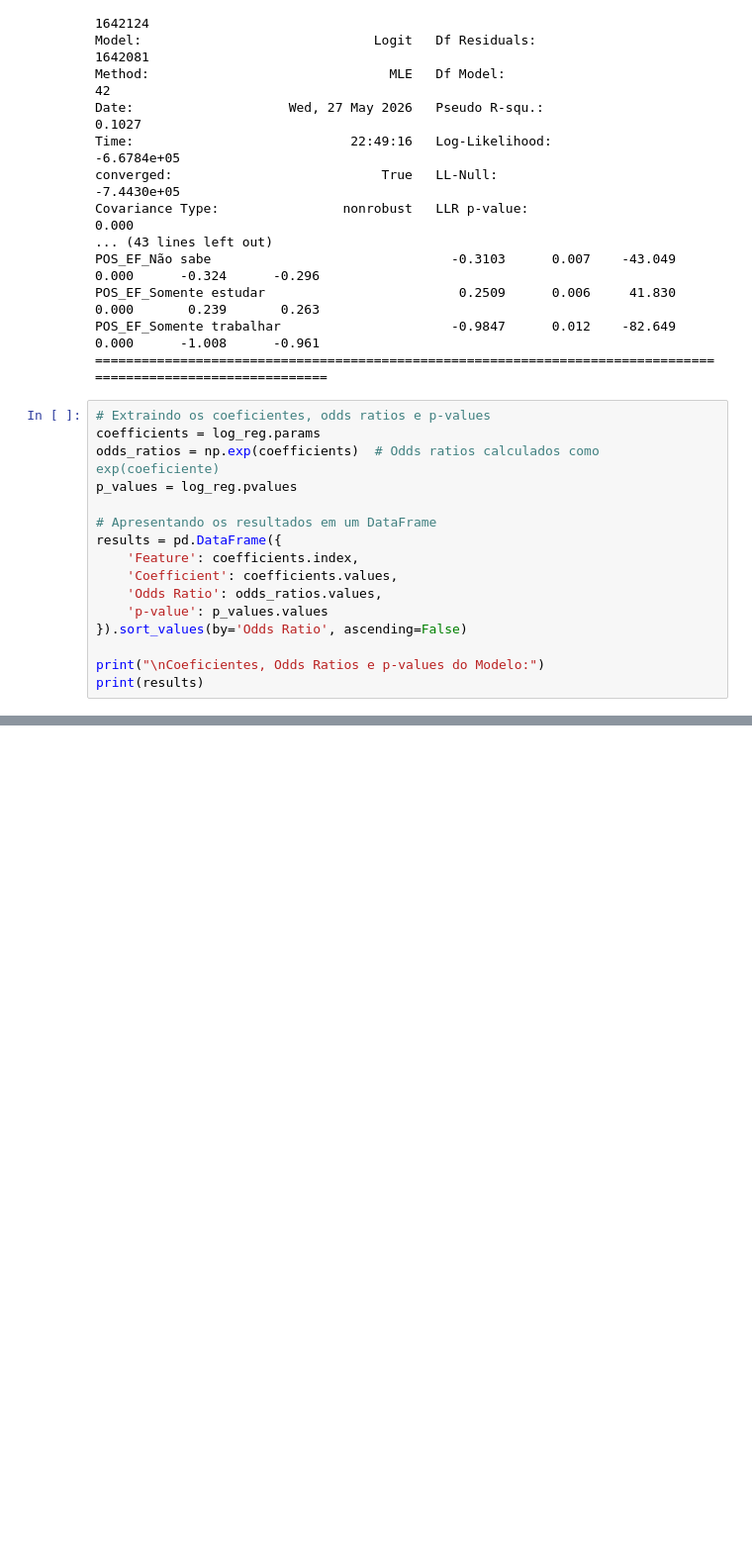
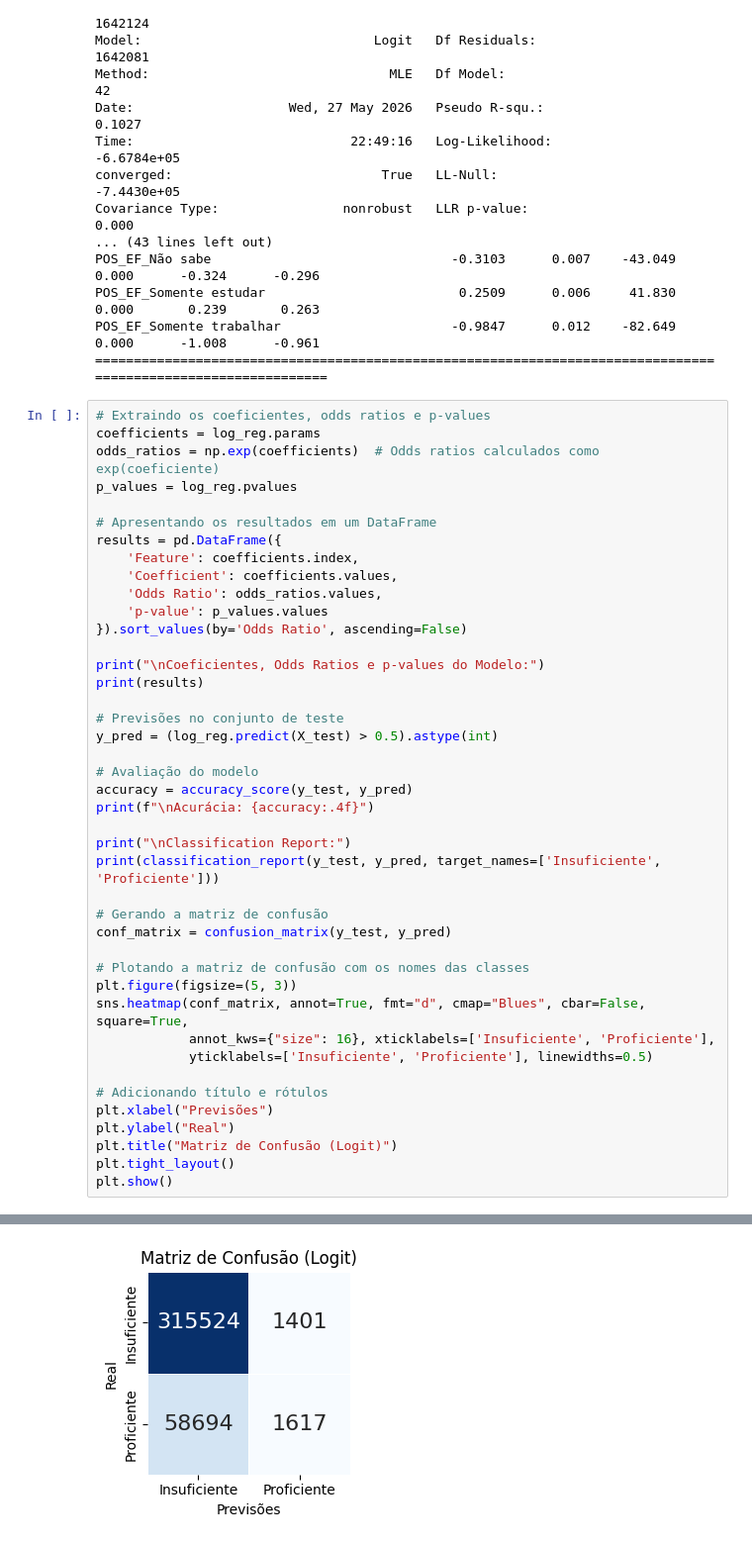
Before and after one commit to emilly788/TCC, a Jupyter notebook: 3. Seleção de Características.ipynb, the cells around one changed output, grey strips where cells are left out. Shown at 99% size. Saved outputs shown, nothing was run; the diff lists cells and outputs as text; blank space fills up the shorter version.

```diff
--- a/3. Seleção de Características.ipynb
+++ b/3. Seleção de Características.ipynb
@@ -495,6 +549,32 @@ results = pd.DataFrame({
 
 print("\nCoeficientes, Odds Ratios e p-values do Modelo:")
 print(results)
+
+# Previsões no conjunto de teste
+y_pred = (log_reg.predict(X_test) > 0.5).astype(int)
+
+# Avaliação do modelo
+accuracy = accuracy_score(y_test, y_pred)
+print(f"\nAcurácia: {accuracy:.4f}")
+
+print("\nClassification Report:")
+print(classification_report(y_test, y_pred, target_names=['Insuficiente', 'Proficiente']))
+
+# Gerando a matriz de confusão
+conf_matrix = confusion_matrix(y_test, y_pred)
+
+# Plotando a matriz de confusão com os nomes das classes
+plt.figure(figsize=(5, 3))
+sns.heatmap(conf_matrix, annot=True, fmt="d", cmap="Blues", cbar=False, square=True,
+            annot_kws={"size": 16}, xticklabels=['Insuficiente', 'Proficiente'],
+            yticklabels=['Insuficiente', 'Proficiente'], linewidths=0.5)
+
+# Adicionando título e rótulos
+plt.xlabel("Previsões")
+plt.ylabel("Real")
+plt.title("Matriz de Confusão (Logit)")
+plt.tight_layout()
+plt.show()
 # %% [output]
 Coeficientes, Odds Ratios e p-values do Modelo:
                                        Feature  Coefficient  Odds Ratio  \
@@ -515,0 +596 @@ Coeficientes, Odds Ratios e p-values do Modelo:
+[figure, added]
```
Also changed, not shown: parts of 4 cells of this notebook.
